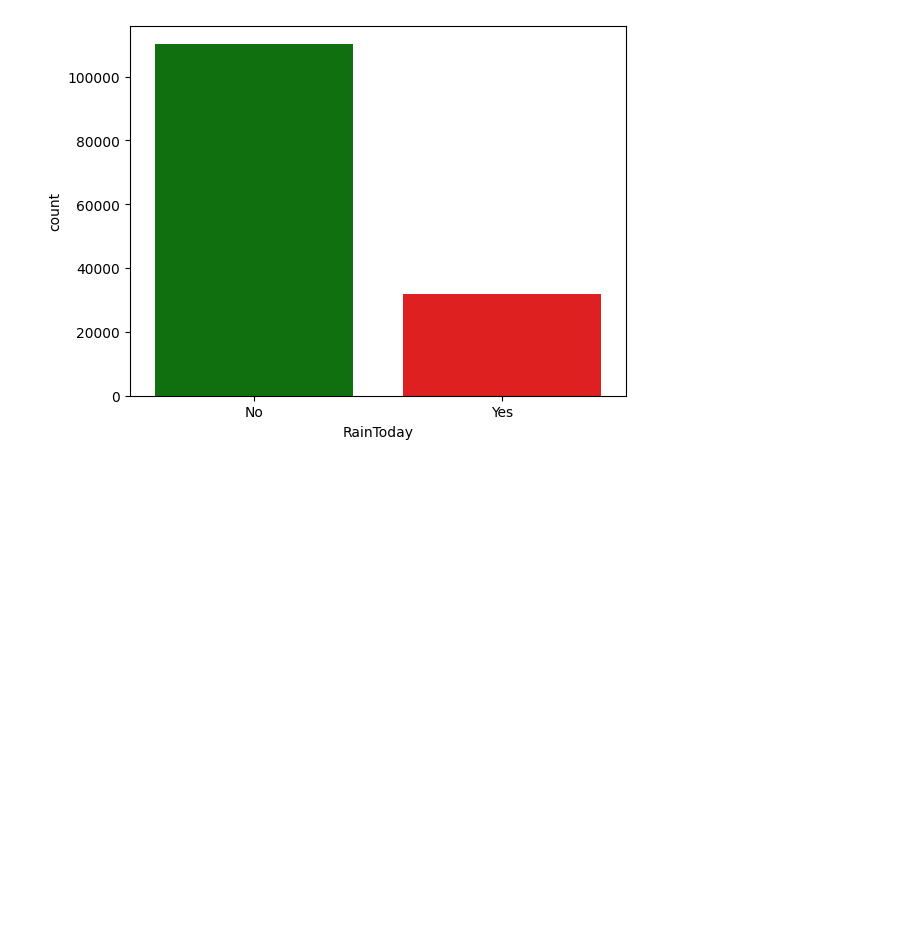
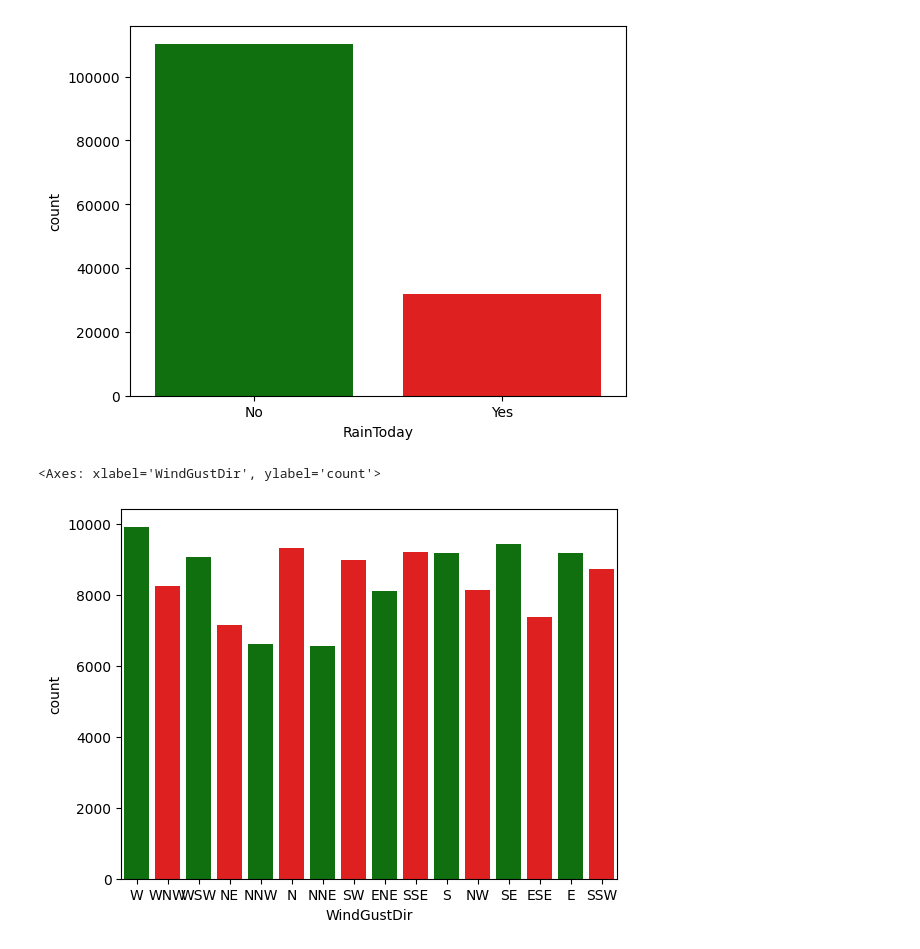
Before and after one commit to abhilashasrivastava/Rain_Prediction, a Jupyter notebook: Rain_Prediction.ipynb, the cells around one changed output. Drawn from its saved outputs; the diff is of its cells as text; code cells hidden in the pictures; blank space fills up the shorter version.

```diff
--- a/Rain_Prediction.ipynb
+++ b/Rain_Prediction.ipynb
@@ -141,3 +144,9 @@ sns.countplot(x=df['RainToday'], palette=col1)
 # %% [output]
 <Axes: xlabel='RainToday', ylabel='count'>
 [figure]
+# %%
+col2=['green','red']
+sns.countplot(x=df['WindGustDir'], palette=col2)
+# %% [output]
+<Axes: xlabel='WindGustDir', ylabel='count'>
+[figure, added]
```
Also changed, not shown: parts of 2 cells of this notebook.
